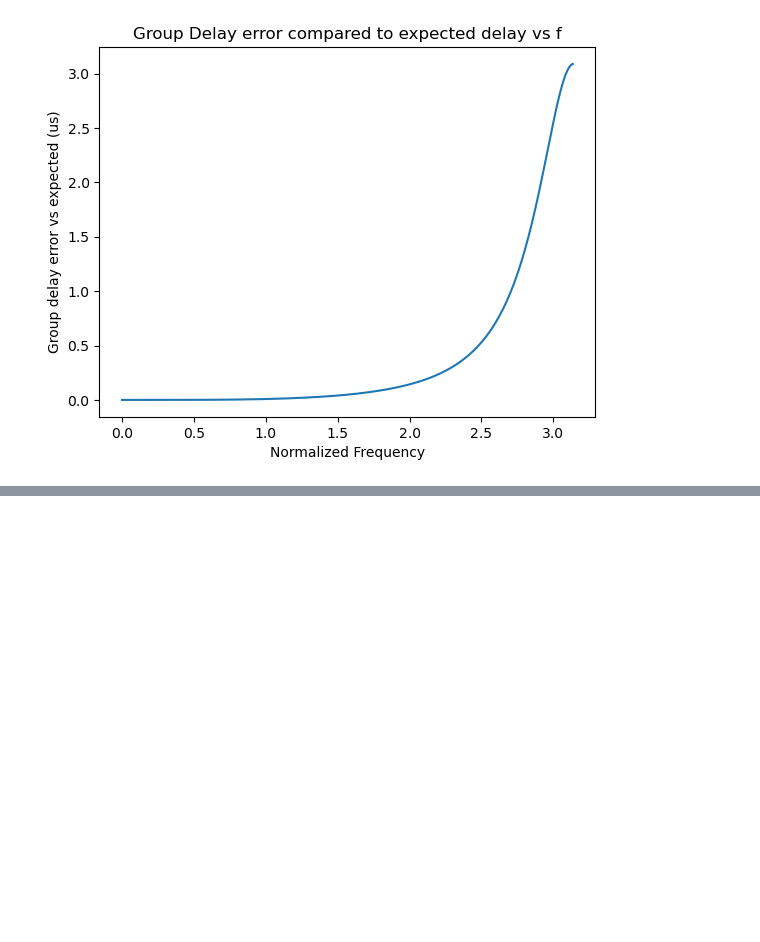
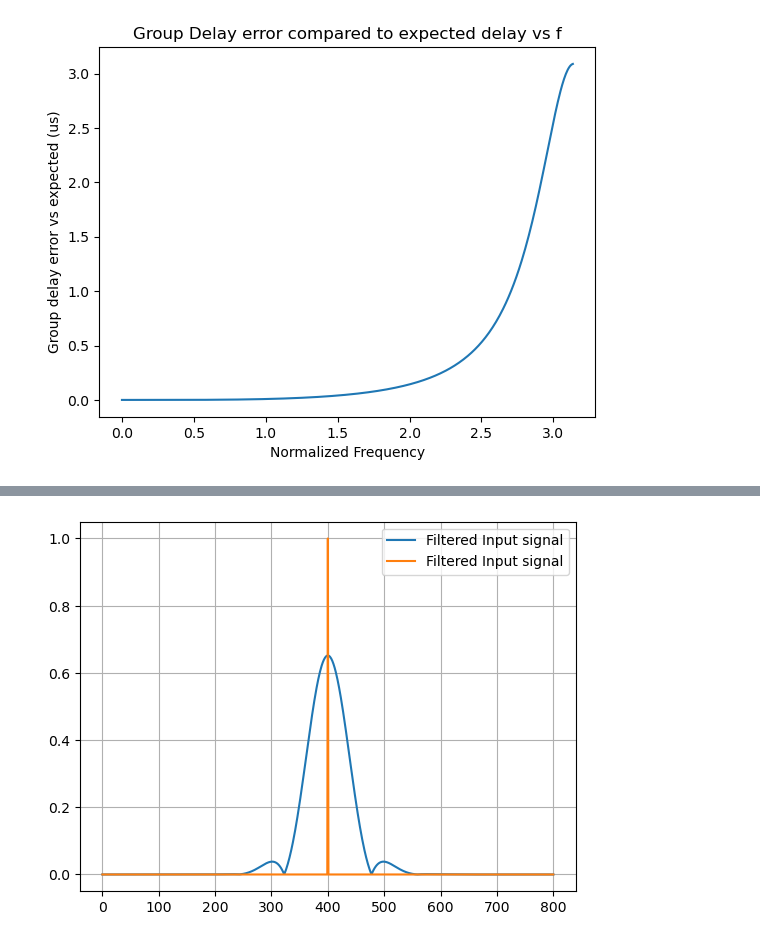
Before and after one commit to zachrjt/openTETRAphymac, a Jupyter notebook: software/channel_sim.ipynb, the cells around one changed output, grey strips where cells are left out. Cells and saved outputs as stored; diff of their text form; code cells hidden in the pictures; blank space fills up the shorter version.

```diff
--- a/software/channel_sim.ipynb
+++ b/software/channel_sim.ipynb
@@ -618,0 +662,11 @@ Text(0, 0.5, 'Group delay error vs expected (us)')
+# %%
+l_filt = np.complex128(l_filt)
+input_sig = sp.signal.filtfilt(l_filt, [1.0], test_signal)
+input_sig *= 50  # Give it some gain to make it easier to see
+plt.figure()
+plt.plot(np.abs(input_sig), label="Filtered Input signal")
+plt.plot(np.abs(test_signal), label="Filtered Input signal")
+plt.legend()
+plt.grid()
+# %% [output]
+[figure, added]
```
Also changed, not shown: parts of 8 cells of this notebook, 4 other files.
